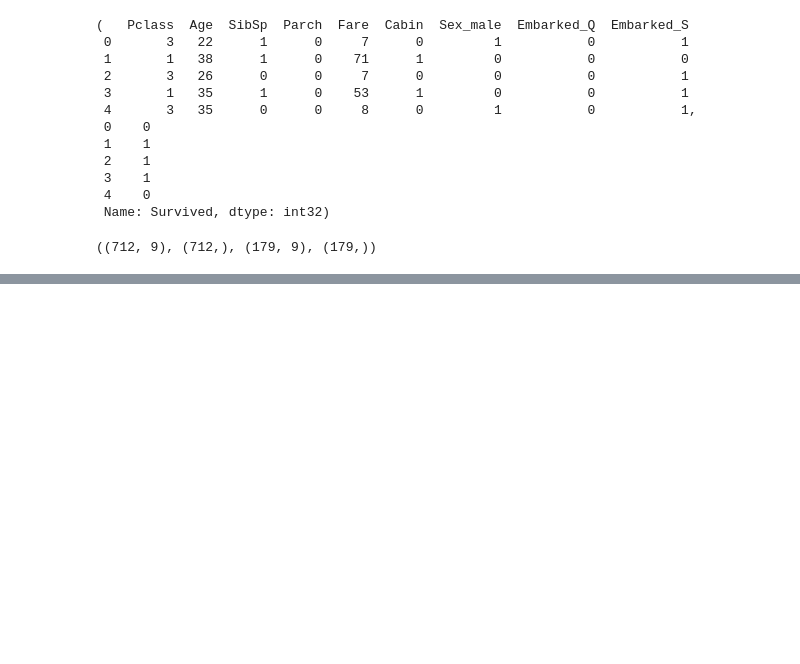
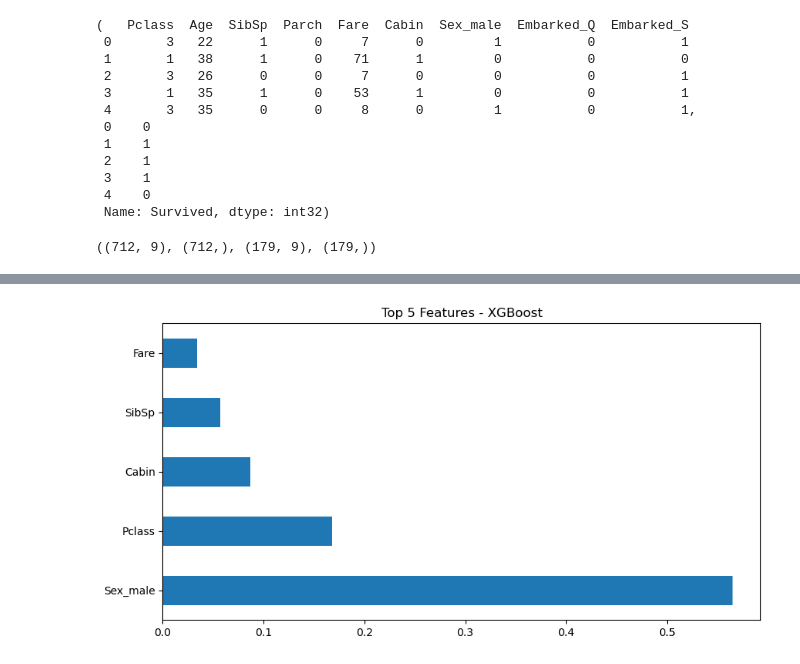
Before and after one commit to sk-mrw/Data-Science, a Jupyter notebook: LGBM_and_XGBM.ipynb, the cells around one changed output, grey strips where cells are left out. Cells and saved outputs as stored; diff of their text form; code cells hidden in the pictures; blank space fills up the shorter version.

Commit message:
LGBM_and_XGBM assignment

```diff
--- a/LGBM_and_XGBM.ipynb
+++ b/LGBM_and_XGBM.ipynb
@@ -244,14 +244,25 @@ y = df['Survived']
  4    0
  Name: Survived, dtype: int32)
 # %%
-X_train,X_test,Y_train,Y_test=train_test_split(X,y,test_size=0.2,random_state=42)
-(X_train.shape,Y_train.shape,X_test.shape,Y_test.shape)
+X_train,X_test,y_train,y_test=train_test_split(X,y,test_size=0.2,random_state=42)
+(X_train.shape,y_train.shape,X_test.shape,y_test.shape)
 # %% [output]
 ((712, 9), (712,), (179, 9), (179,))
 # %%
 scale=StandardScaler()
 scaled_X_train=scale.fit_transform(X_train)
 # %%
-model=LogisticRegression()
-model.fit(scaled_X_train,Y_train)
+# 1. XGBoost Model
+xgb_model = XGBClassifier(n_estimators=100, learning_rate=0.1, max_depth=5)
+xgb_model.fit(X_train, y_train)
+xgb_pred = xgb_model.predict(X_test)
+
+# 2. LightGBM Model
+lgbm_model = LGBMClassifier(n_estimators=100, learning_rate=0.1, num_leaves=31)
+lgbm_model.fit(X_train, y_train)
+lgbm_pred = lgbm_model.predict(X_test)
+
+# Print Initial Comparison
+print(f"XGBoost Accuracy: {accuracy_score(y_test, xgb_pred):.2f}")
+print(f"LightGBM Accuracy: {accuracy_score(y_test, lgbm_pred):.2f}")
 # %% [output]
@@ -348,0 +320,10 @@ Cross-validation is important because it provides a reliable, low-variance estim
+# %%
+import time
+
+start = time.time()
+xgb_model.fit(X_train, y_train)
+print(f"XGBoost Time: {time.time() - start:.4f}s")
+
+start = time.time()
+lgbm_model.fit(X_train, y_train)
+print(f"LGBM Time: {time.time() - start:.4f}s")
@@ -348,0 +339,8 @@ Cross-validation is important because it provides a reliable, low-variance estim
+# %%
+plt.figure(figsize=(10, 5))
+feat_importances = pd.Series(xgb_model.feature_importances_, index=X.columns)
+feat_importances.nlargest(5).plot(kind='barh')
+plt.title('Top 5 Features - XGBoost')
+plt.show()
+# %% [output]
+[figure, added]
```
Also changed, not shown: parts of 19 cells of this notebook.
